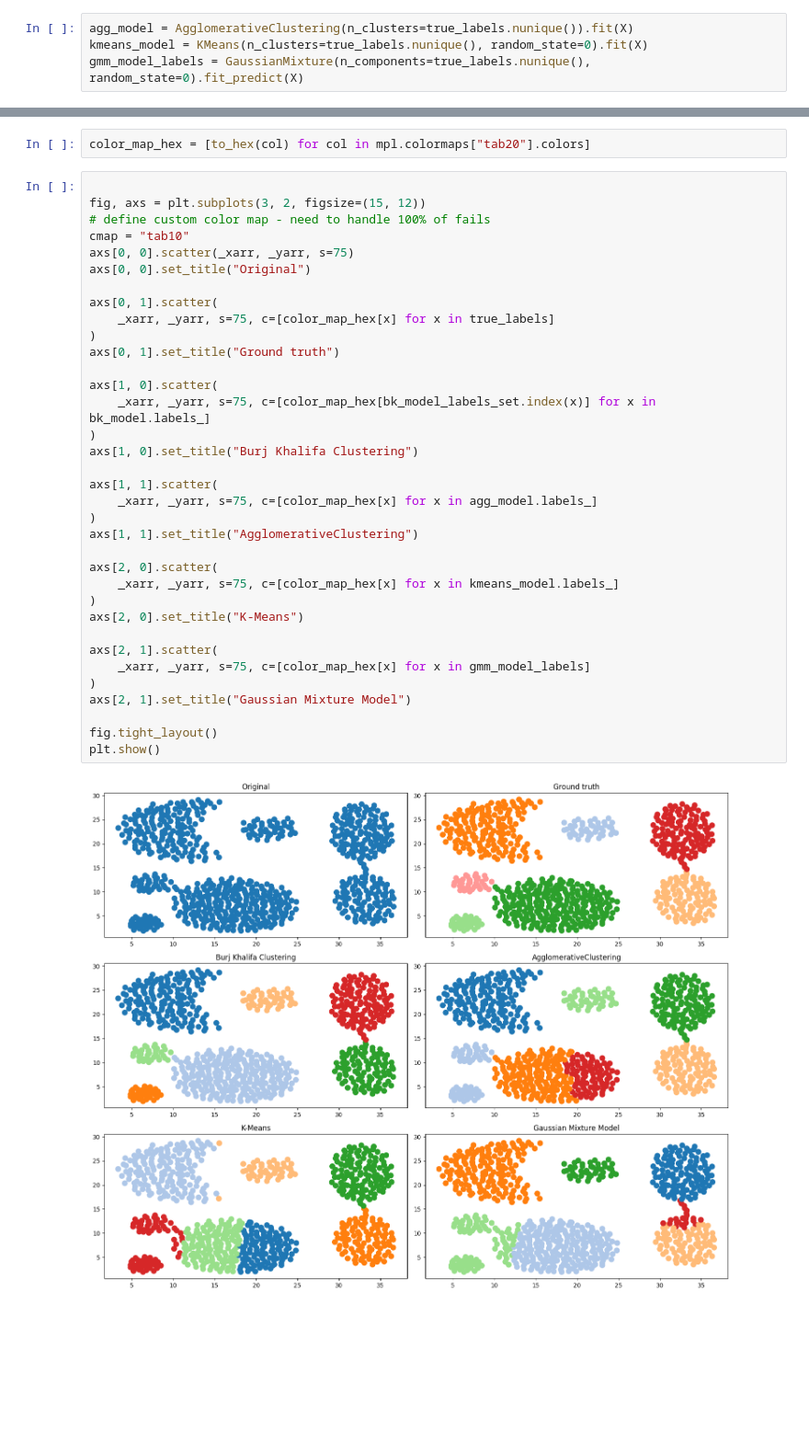
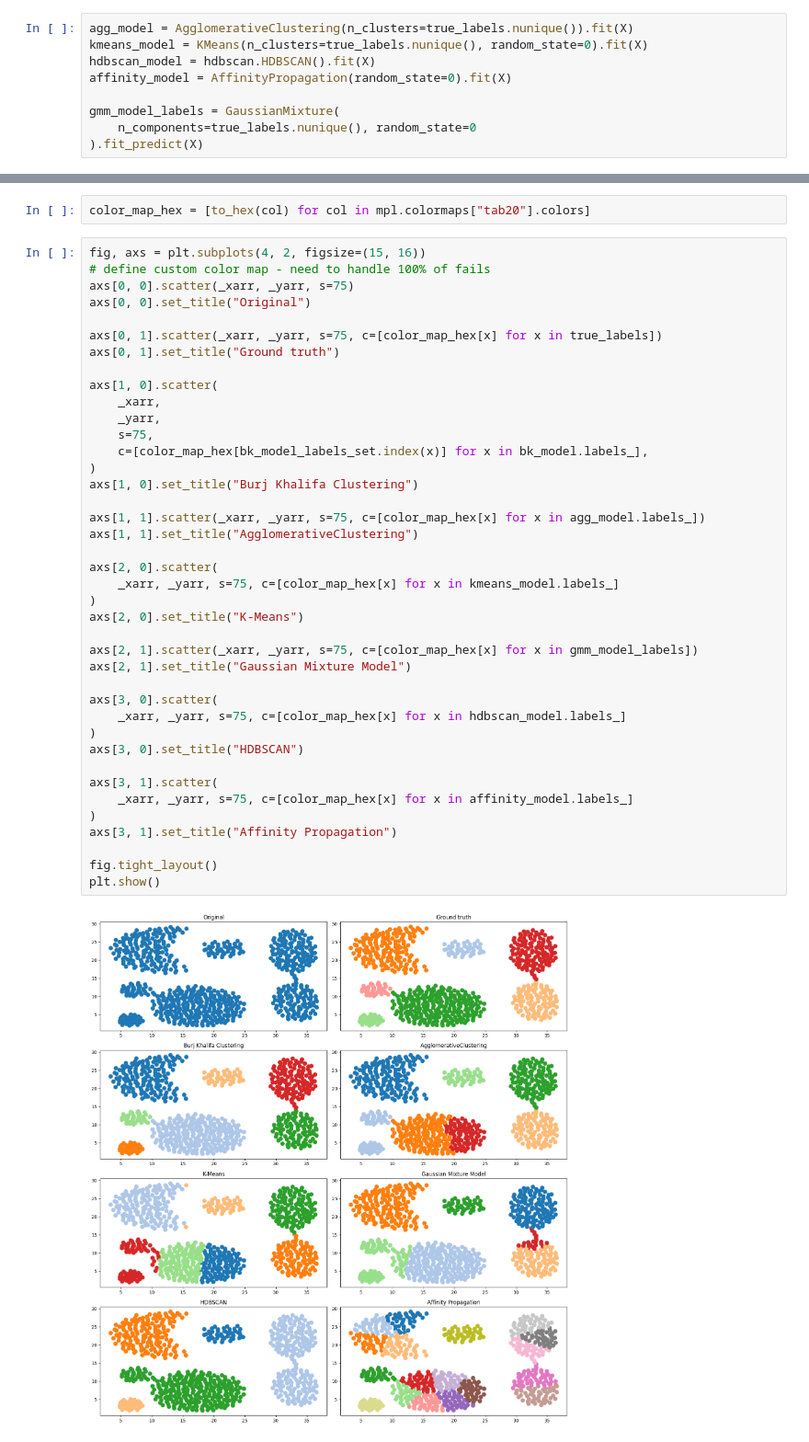
Before and after one commit to IvanReznikov/bk_clustering, a Jupyter notebook: examples/aggregation_dataset.ipynb, the cells around one changed output, grey strips where cells are left out. Shown at 92% size. Cells and saved outputs as stored; diff of their text form; blank space fills up the shorter version.

Commit message:
added hdbscan and affinity labels

```diff
--- a/examples/aggregation_dataset.ipynb
+++ b/examples/aggregation_dataset.ipynb
@@ -36,45 +35,55 @@ bk_model_labels_set = list(set(bk_model.labels_))
 # %%
 agg_model = AgglomerativeClustering(n_clusters=true_labels.nunique()).fit(X)
 kmeans_model = KMeans(n_clusters=true_labels.nunique(), random_state=0).fit(X)
-gmm_model_labels = GaussianMixture(n_components=true_labels.nunique(), random_state=0).fit_predict(X)
+hdbscan_model = hdbscan.HDBSCAN().fit(X)
+affinity_model = AffinityPropagation(random_state=0).fit(X)
+
+gmm_model_labels = GaussianMixture(
+    n_components=true_labels.nunique(), random_state=0
+).fit_predict(X)
 # %% [markdown]
 ## Visualization
 # %%
 color_map_hex = [to_hex(col) for col in mpl.colormaps["tab20"].colors]
 # %%
-
-fig, axs = plt.subplots(3, 2, figsize=(15, 12))
+fig, axs = plt.subplots(4, 2, figsize=(15, 16))
 # define custom color map - need to handle 100% of fails
-cmap = "tab10"
 axs[0, 0].scatter(_xarr, _yarr, s=75)
 axs[0, 0].set_title("Original")
 
-axs[0, 1].scatter(
-    _xarr, _yarr, s=75, c=[color_map_hex[x] for x in true_labels]
-)
+axs[0, 1].scatter(_xarr, _yarr, s=75, c=[color_map_hex[x] for x in true_labels])
 axs[0, 1].set_title("Ground truth")
 
 axs[1, 0].scatter(
-    _xarr, _yarr, s=75, c=[color_map_hex[bk_model_labels_set.index(x)] for x in bk_model.labels_]
+    _xarr,
+    _yarr,
+    s=75,
+    c=[color_map_hex[bk_model_labels_set.index(x)] for x in bk_model.labels_],
 )
 axs[1, 0].set_title("Burj Khalifa Clustering")
 
-axs[1, 1].scatter(
-    _xarr, _yarr, s=75, c=[color_map_hex[x] for x in agg_model.labels_]
-)
+axs[1, 1].scatter(_xarr, _yarr, s=75, c=[color_map_hex[x] for x in agg_model.labels_])
 axs[1, 1].set_title("AgglomerativeClustering")
 
 axs[2, 0].scatter(
     _xarr, _yarr, s=75, c=[color_map_hex[x] for x in kmeans_model.labels_]
 )
 axs[2, 0].set_title("K-Means")
 
-axs[2, 1].scatter(
-    _xarr, _yarr, s=75, c=[color_map_hex[x] for x in gmm_model_labels]
+axs[2, 1].scatter(_xarr, _yarr, s=75, c=[color_map_hex[x] for x in gmm_model_labels])
+axs[2, 1].set_title("Gaussian Mixture Model")
+
+axs[3, 0].scatter(
+    _xarr, _yarr, s=75, c=[color_map_hex[x] for x in hdbscan_model.labels_]
 )
-axs[2, 1].set_title("Gaussian Mixture Model")
+axs[3, 0].set_title("HDBSCAN")
+
+axs[3, 1].scatter(
+    _xarr, _yarr, s=75, c=[color_map_hex[x] for x in affinity_model.labels_]
+)
+axs[3, 1].set_title("Affinity Propagation")
 
 fig.tight_layout()
 plt.show()
 # %% [output]
-[figure, old version]
+[figure, new version]
```
Also changed, not shown: parts of 4 cells of this notebook.
